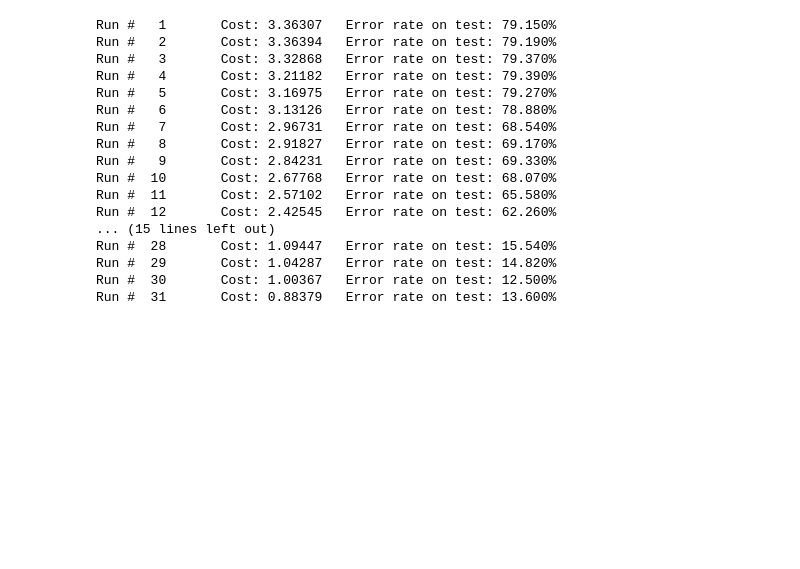
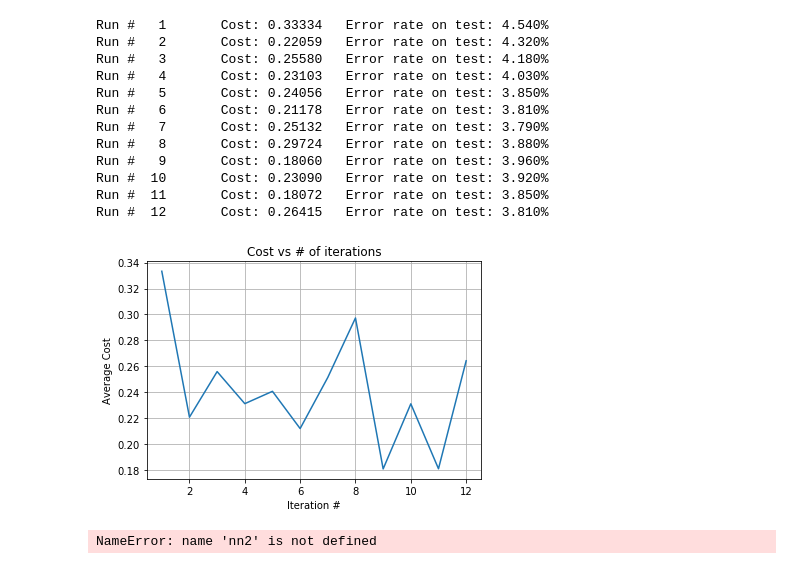
Before and after one commit to UstunYildirim/MNIST, a Jupyter notebook: Notebook.ipynb, the cells around one changed output. Drawn from its saved outputs; the diff is of its cells as text; code cells hidden in the pictures; blank space fills up the shorter version.

```diff
--- a/Notebook.ipynb
+++ b/Notebook.ipynb
@@ -3,20 +6,16 @@ from trainAndPredict import *
 # %%
-training(nLayers, iterations=1000, batchSize=2**10, plot=True)
+nn = training(nLayers, iterations=12, batchSize=int(2**10), plot=True)
 # %% [output]
-Run #   1       Cost: 3.36307   Error rate on test: 79.150%
-Run #   2       Cost: 3.36394   Error rate on test: 79.190%
-Run #   3       Cost: 3.32868   Error rate on test: 79.370%
-Run #   4       Cost: 3.21182   Error rate on test: 79.390%
-Run #   5       Cost: 3.16975   Error rate on test: 79.270%
-Run #   6       Cost: 3.13126   Error rate on test: 78.880%
-Run #   7       Cost: 2.96731   Error rate on test: 68.540%
-Run #   8       Cost: 2.91827   Error rate on test: 69.170%
-Run #   9       Cost: 2.84231   Error rate on test: 69.330%
-Run #  10       Cost: 2.67768   Error rate on test: 68.070%
-Run #  11       Cost: 2.57102   Error rate on test: 65.580%
-Run #  12       Cost: 2.42545   Error rate on test: 62.260%
-... (15 lines left out)
-Run #  28       Cost: 1.09447   Error rate on test: 15.540%
-Run #  29       Cost: 1.04287   Error rate on test: 14.820%
-Run #  30       Cost: 1.00367   Error rate on test: 12.500%
-Run #  31       Cost: 0.88379   Error rate on test: 13.600%
+Run #   1       Cost: 0.33334   Error rate on test: 4.540%
+Run #   2       Cost: 0.22059   Error rate on test: 4.320%
+Run #   3       Cost: 0.25580   Error rate on test: 4.180%
+Run #   4       Cost: 0.23103   Error rate on test: 4.030%
+Run #   5       Cost: 0.24056   Error rate on test: 3.850%
+Run #   6       Cost: 0.21178   Error rate on test: 3.810%
+Run #   7       Cost: 0.25132   Error rate on test: 3.790%
+Run #   8       Cost: 0.29724   Error rate on test: 3.880%
+Run #   9       Cost: 0.18060   Error rate on test: 3.960%
+Run #  10       Cost: 0.23090   Error rate on test: 3.920%
+Run #  11       Cost: 0.18072   Error rate on test: 3.850%
+Run #  12       Cost: 0.26415   Error rate on test: 3.810%
+[figure, added]
@@ -22,0 +26,4 @@ Run #  31       Cost: 0.88379   Error rate on test: 13.600%
+# %%
+nn2 = training(nn2, iterations=10, batchSize=int(20000), plot=True)
+# %% [output]
+NameError: name 'nn2' is not defined
```
Also changed, not shown: parts of 5 cells of this notebook, 2 other files.
